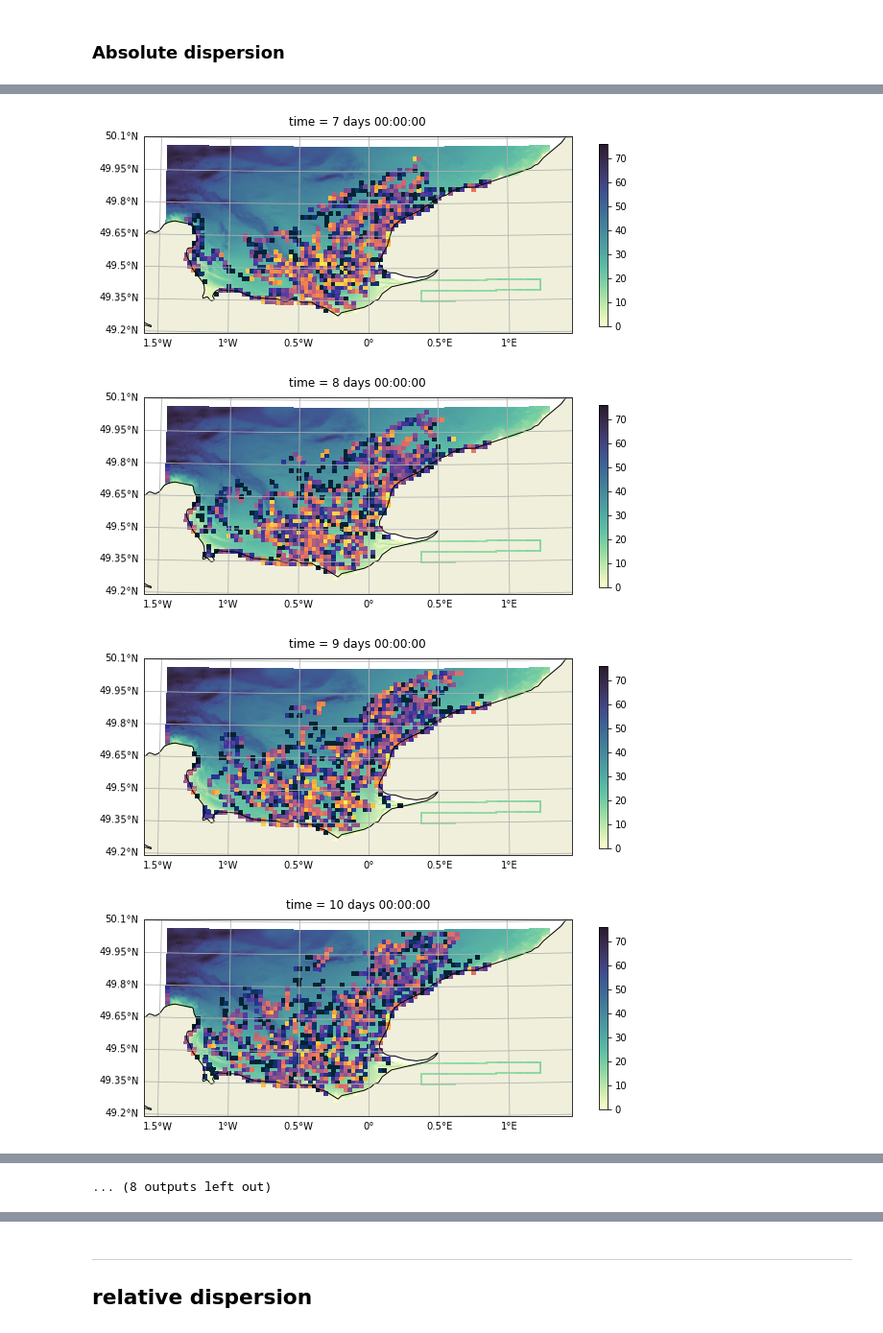
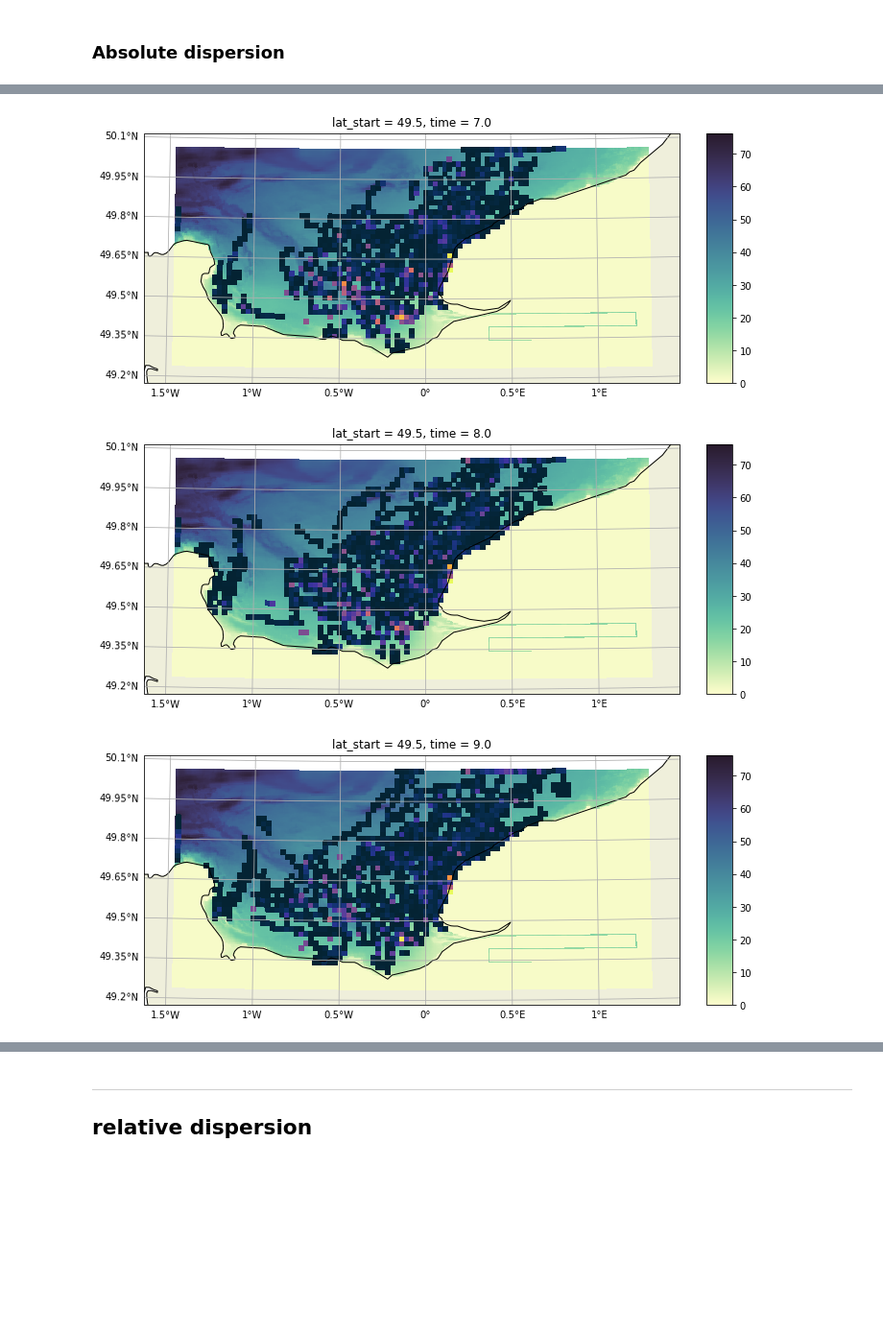
Before and after one commit to apatlpo/taos, a Jupyter notebook: drifters/inspect_simulations.ipynb, the cells around one changed output, grey strips where cells are left out. Shown at 96% size. Drawn from its saved outputs; the diff is of its cells as text; code cells hidden in the pictures; blank space fills up the shorter version.

Commit message:
update drifters simulation and inspection

```diff
--- a/drifters/inspect_simulations.ipynb
+++ b/drifters/inspect_simulations.ipynb
@@ -129,0 +224,27 @@ dsr = xr.concat(ds_runs, dim="run")
+# %%
+# transform lon, lat in local x/y
+
+#lon_ref = abs(float(dsr.attrs["release.stain.lon_stain"]))
+#lat_ref = abs(float(dsr.attrs["release.stain.lat_stain"]))
+lon_ref = -0.25
+lat_ref = 49.3
+
+dla = 111e3
+dlo = float(dla*np.cos(np.pi/180*lat_ref))
+
+dsr["x"] = (dsr.lon - lon_ref)*dlo
+dsr["y"] = (dsr.lat - lat_ref)*dla
+
+dsr["dx_absolute"] = dsr.x - dsr.x.isel(time=0)
+dsr["dy_absolute"] = dsr.y - dsr.y.isel(time=0)
+
+dsr["x_center"] = dsr["x"].mean("drifter")
+dsr["y_center"] = dsr["y"].mean("drifter")
+
+dsr["dx_relative"] = dsr["x"] - dsr["x_center"]
+dsr["dy_relative"] = dsr["y"] - dsr["y_center"]
+
+dsr["dl_absolute"] = np.sqrt(dsr["dx_absolute"]**2 + dsr["dy_absolute"]**2)
+dsr["dl_relative"] = np.sqrt(dsr["dx_relative"]**2 + dsr["dy_relative"]**2)
+
+dsr = dsr.persist()
@@ -129,0 +261,3 @@ dsr = xr.concat(ds_runs, dim="run")
+# %%
+# reload data
+dsr = xr.open_zarr(zarr).persist()
@@ -154,7 +395,11 @@ h = histogram(dsr.lon, dsr.lat, bins=[lon_bins, lat_bins], dim=["run", "drifter"
+# %%
+h = bin_geographically(dsr)
 # %%
 #np.log10(h.isel(time=range(0,24*20,24))).plot(x="lon_bin", y="lat_bin", col="time", col_wrap=3)
 # %%
-for t in range(0,24*20,24):
+_h = h.sel(lat_start=lat_start0, method="nearest")
+
+for t in range(0,24*10,24):
 
     fac = ms.plot_bs(-ds["z"].isel(time=0, level=0),
                title="water depth [m]",
@@ -162,8 +407,10 @@ for t in range(0,24*20,24):
                cmap=ms.cm.deep,
                zoom=0, figsize=0,
               )
-
-    (np.log10(h.isel(time=t))
+    toplt = _h.isel(time=t)
+    toplt = toplt.where(toplt>0) # mask 0s
+    #toplt = np.log10(toplt)
+    (toplt
      .plot
      .pcolormesh(ax=fac["ax"],
                  x="lon_bin", y="lat_bin",
@@ -183,4 +430,3 @@ for t in range(0,24*20,24):
-[figure, old version]
+[figure, new version]
-[figure, old version]
+[figure, new version]
-[figure, old version]
+[figure, new version]
-[figure, removed]
@@ -188 +432,0 @@ for t in range(0,24*20,24):
-... (8 outputs left out)
```
Also changed, not shown: parts of 49 cells of this notebook, 3 other files.
